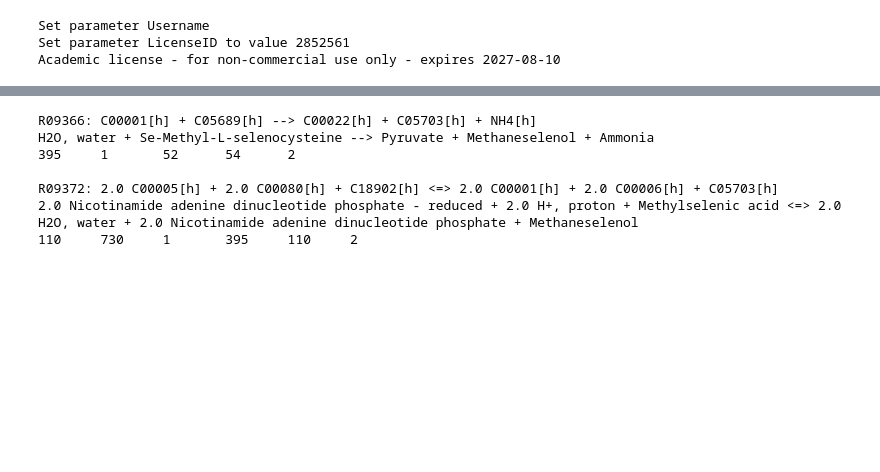
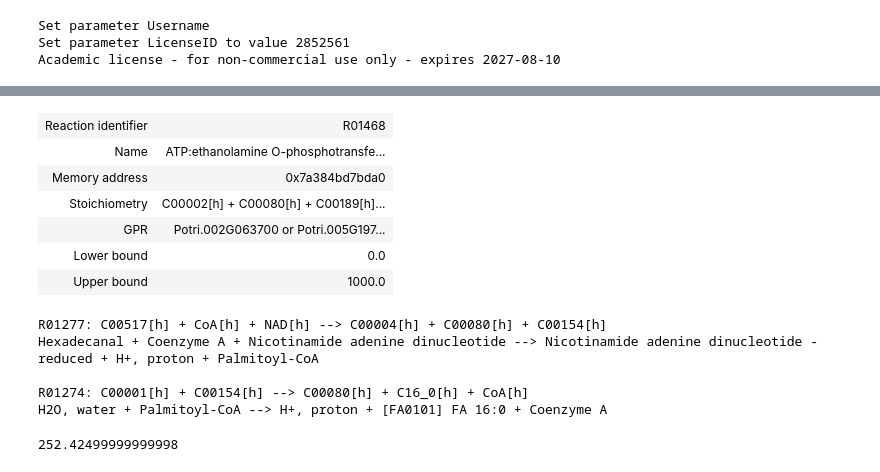
Before and after one commit to emilpaulitz/PCM, a Jupyter notebook: Code/modelUpdates/Test.ipynb, the cells around one changed output, grey strips where cells are left out. Saved outputs shown, nothing was run; the diff lists cells and outputs as text; code cells hidden in the pictures; blank space fills up the shorter version.

```diff
--- a/Code/modelUpdates/Test.ipynb
+++ b/Code/modelUpdates/Test.ipynb
@@ -109,10 +110,22 @@ met_overview(pcm, 'R09366')
-# %%
-print_rxns_mid(pcm, 'C05703[h]', add_func = lambda r: print('\t'.join(str(len(m.reactions)) for m in r.metabolites)))
-# %% [output]
-R09366: C00001[h] + C05689[h] --> C00022[h] + C05703[h] + NH4[h]
-H2O, water + Se-Methyl-L-selenocysteine --> Pyruvate + Methaneselenol + Ammonia
-395     1       52      54      2
-
-R09372: 2.0 C00005[h] + 2.0 C00080[h] + C18902[h] <=> 2.0 C00001[h] + 2.0 C00006[h] + C05703[h]
-2.0 Nicotinamide adenine dinucleotide phosphate - reduced + 2.0 H+, proton + Methylselenic acid <=> 2.0 H2O, water + 2.0 Nicotinamide adenine dinucleotide phosphate + Methaneselenol
-110     730     1       395     110     2
+# %%
+get_rid(pcm, 'R01468')
+# %% [output]
+| Reaction identifier | R01468 |
+| Name | ATP:ethanolamine O-phosphotransfe... |
+| Memory address | 0x7a384bd7bda0 |
+| Stoichiometry | C00002[h] + C00080[h] + C00189[h]... |
+| GPR | Potri.002G063700 or Potri.005G197... |
+| Lower bound | 0.0 |
+| Upper bound | 1000.0 |
+# %%
+print_rxns_mid(pcm, 'C00154[h]')
+# %% [output]
+R01277: C00517[h] + CoA[h] + NAD[h] --> C00004[h] + C00080[h] + C00154[h]
+Hexadecanal + Coenzyme A + Nicotinamide adenine dinucleotide --> Nicotinamide adenine dinucleotide - reduced + H+, proton + Palmitoyl-CoA
+
+R01274: C00001[h] + C00154[h] --> C00080[h] + C16_0[h] + CoA[h]
+H2O, water + Palmitoyl-CoA --> H+, proton + [FA0101] FA 16:0 + Coenzyme A
+# %%
+check_production(pcm, 'C00459[h]')
+# %% [output]
+252.42499999999998
```
Also changed, not shown: parts of 25 cells of this notebook, 5 other files.
